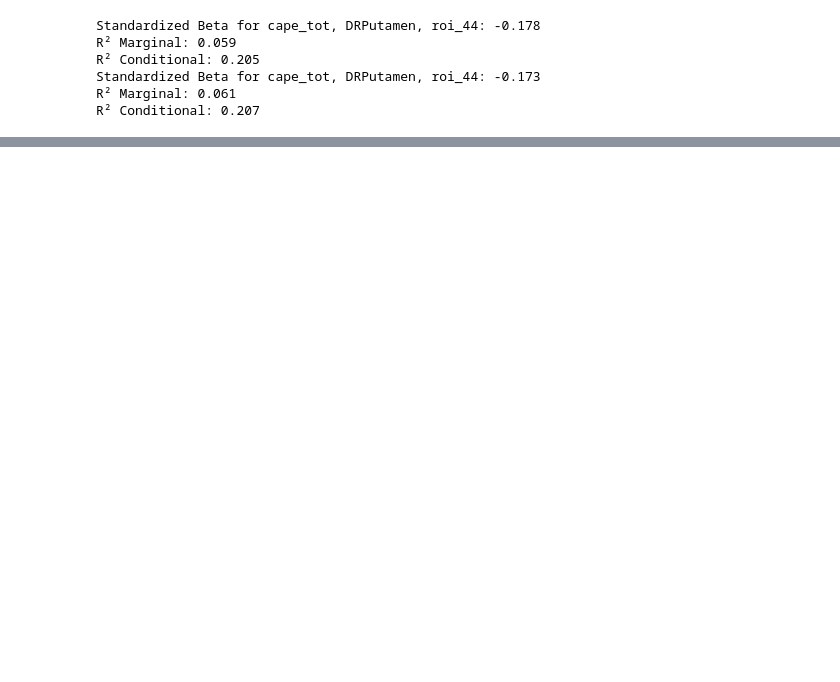
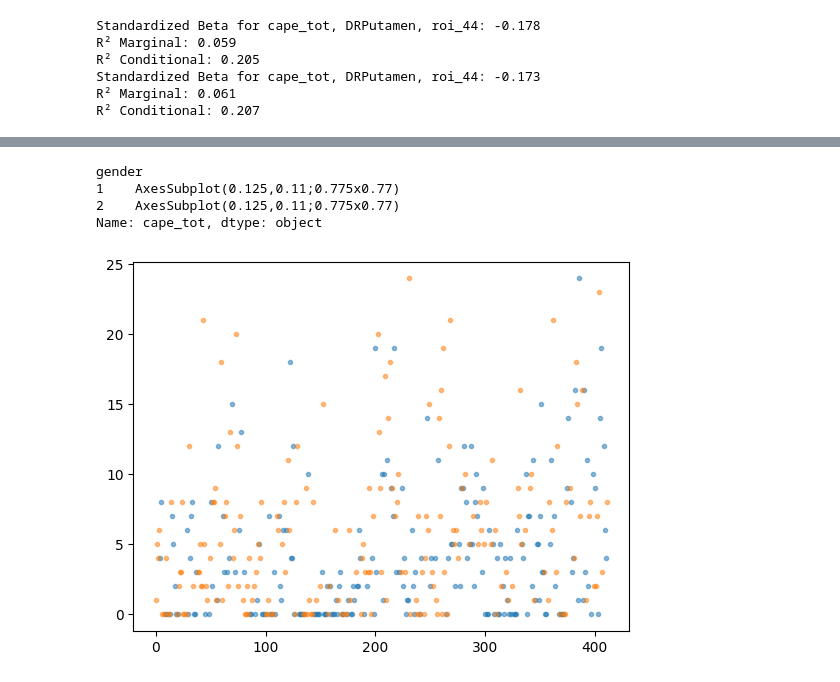
Before and after one commit to angeloodr/INPD-neuroimage-cape, a Jupyter notebook: code/seed-to-roi-2nd-level.ipynb, the cells around one changed output, grey strips where cells are left out. Saved outputs shown, nothing was run; the diff lists cells and outputs as text; code cells hidden in the pictures; blank space fills up the shorter version.

```diff
--- a/code/seed-to-roi-2nd-level.ipynb
+++ b/code/seed-to-roi-2nd-level.ipynb
@@ -691,0 +656,10 @@ gender_2           -0.046889 -0.053387  0.703729 -0.076126 -0.702741
+# %%
+import seaborn as sns
+data_for_vif.groupby('gender')['cape_tot'].plot(marker='.', linestyle='', alpha=0.5)
+# sns.regplot(data=data_for_vif, x='age_c:C(gender)', y='cape_tot', lowess=True, scatter_kws={'alpha':0.4})
+# %% [output]
+gender
+1    AxesSubplot(0.125,0.11;0.775x0.77)
+2    AxesSubplot(0.125,0.11;0.775x0.77)
+Name: cape_tot, dtype: object
+[figure, added]
```
Also changed, not shown: parts of 12 cells of this notebook, 1 other file.
